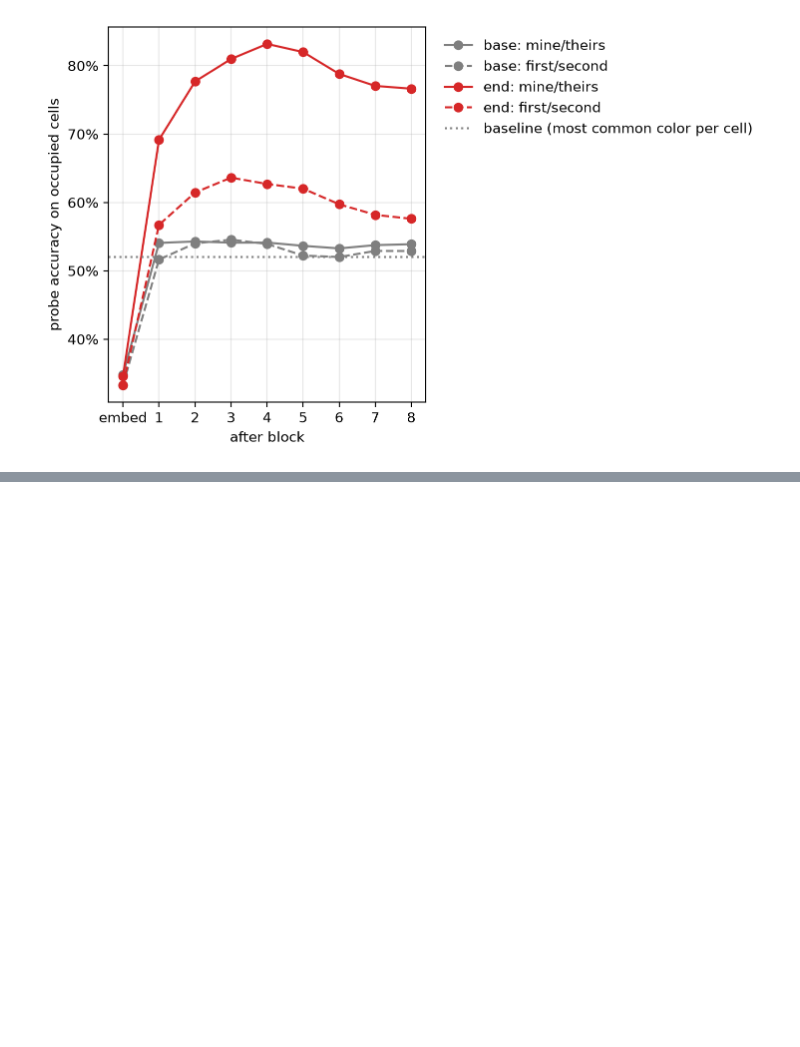
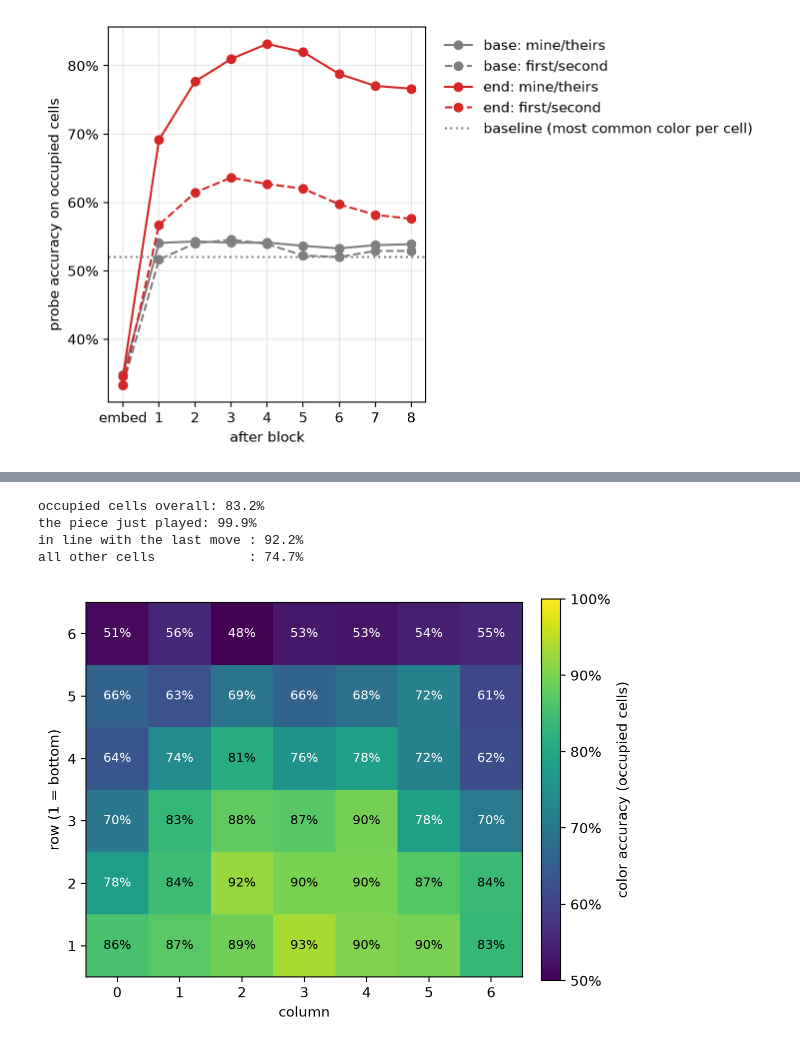
Before and after one commit to alisheryeginbay/connect-4, a Jupyter notebook: notebooks/02_color_probes_base_vs_end.ipynb, the cells around one changed output, grey strips where cells are left out. Drawn from its saved outputs; the diff is of its cells as text; code cells hidden in the pictures; blank space fills up the shorter version.

```diff
--- a/notebooks/02_color_probes_base_vs_end.ipynb
+++ b/notebooks/02_color_probes_base_vs_end.ipynb
@@ -171,0 +178,64 @@ plt.show()
+# %%
+import numpy as np
+from connect4.generate import PAD
+
+LAYER = 4
+end_model, end_cfg = load_model(MODELS["end"], device)
+end_tokens = torch.from_numpy(encode(games, end_cfg["end_token"])[:, :-1]).long().to(device)
+val_x = residual_stream(end_model, end_tokens[train_n:], mask=valid[train_n:])[LAYER]
+saved = torch.load(MODELS["end"].parent / "color_probes.pt", weights_only=True)[f"relative_{LAYER}"]
+probe = torch.nn.Linear(val_x.shape[1], N_CLASSES * ROWS * COLS)
+probe.load_state_dict(saved["probe"])
+norm = Standardizer(val_x[:2])
+norm.mean, norm.std = saved["mean"], saved["std"]
+
+true = y["relative"]["val"]                       # (rows, 42)
+correct = predict(probe, norm(val_x), N_CLASSES) == true
+occupied = true != 0
+cell_acc = torch.tensor([correct[:, i][occupied[:, i]].float().mean() for i in range(ROWS * COLS)])
+cell_acc = rearrange(cell_acc, "(r c) -> r c", r=ROWS)
+
+# The move just played at each validation position, and which cells are in line with it (within 3 steps).
+last = np.full((N_GAMES, 43, 2), -1)
+for g, row in enumerate(games):
+    h = [0] * COLS
+    for i, c in enumerate(row[row != PAD].tolist()):
+        last[g, i + 1] = (h[c], c)
+        h[c] += 1
+last = torch.from_numpy(last)[train_n:][valid[train_n:]]                    # (rows, 2)
+r, c = torch.meshgrid(torch.arange(ROWS), torch.arange(COLS), indexing="ij")
+dr, dc = r.flatten()[None] - last[:, :1], c.flatten()[None] - last[:, 1:]
+in_line = ((dr == 0) | (dc == 0) | (dr == dc) | (dr == -dc)) & (dr.abs() <= 3) & (dc.abs() <= 3)
+is_last = (dr == 0) & (dc == 0)
+in_line &= ~is_last                                                           # the last move itself is in neither group
+has_last = (last[:, 0] >= 0)[:, None]
+
+print(f"occupied cells overall: {correct[occupied].float().mean():.1%}")
+print(f"the piece just played: {correct[occupied & is_last].float().mean():.1%}")
+for name, m in [("in line with the last move", in_line), ("all other cells", ~in_line & ~is_last)]:
+    sel = occupied & m & has_last
+    print(f"{name:27s}: {correct[sel].float().mean():.1%}")
+# %% [output]
+occupied cells overall: 83.2%
+the piece just played: 99.9%
+in line with the last move : 92.2%
+all other cells            : 74.7%
+# %%
+fig, ax = plt.subplots(figsize=(6, 4.6))
+im = ax.imshow(cell_acc, origin="lower", cmap="viridis", vmin=0.5, vmax=1.0)
+for row in range(ROWS):
+    for col in range(COLS):
+        v = cell_acc[row, col].item()
+        ax.text(col, row, f"{v:.0%}", ha="center", va="center", fontsize=9, color="white" if v < 0.8 else "black")
+ax.set_xticks(range(COLS))
+ax.set_yticks(range(ROWS), [str(r + 1) for r in range(ROWS)])
+ax.set_xlabel("column")
+ax.set_ylabel("row (1 = bottom)")
+cbar = fig.colorbar(im, ax=ax, fraction=0.046, pad=0.04, format=PercentFormatter(1))
+cbar.set_label("color accuracy (occupied cells)")
+fig.tight_layout()
+fig.savefig(FIG_DIR / "color_accuracy_by_cell.svg", bbox_inches="tight")
+fig.savefig(FIG_DIR / "color_accuracy_by_cell.png", dpi=200, bbox_inches="tight")
+plt.show()
+# %% [output]
+[figure, added]
```
Also changed, not shown: parts of 1 cell of this notebook, 3 other files.
